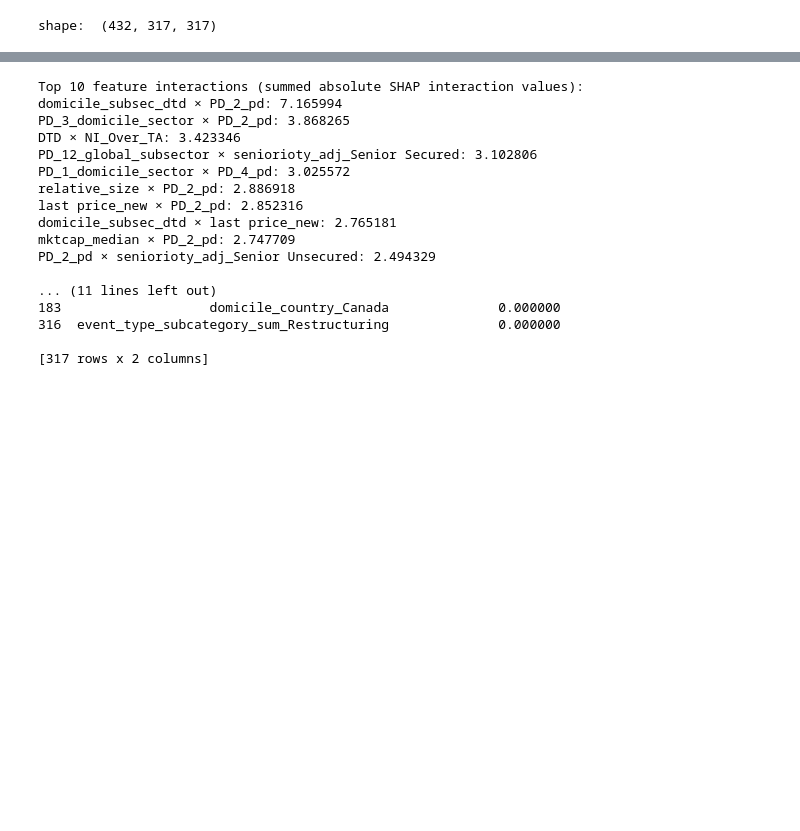
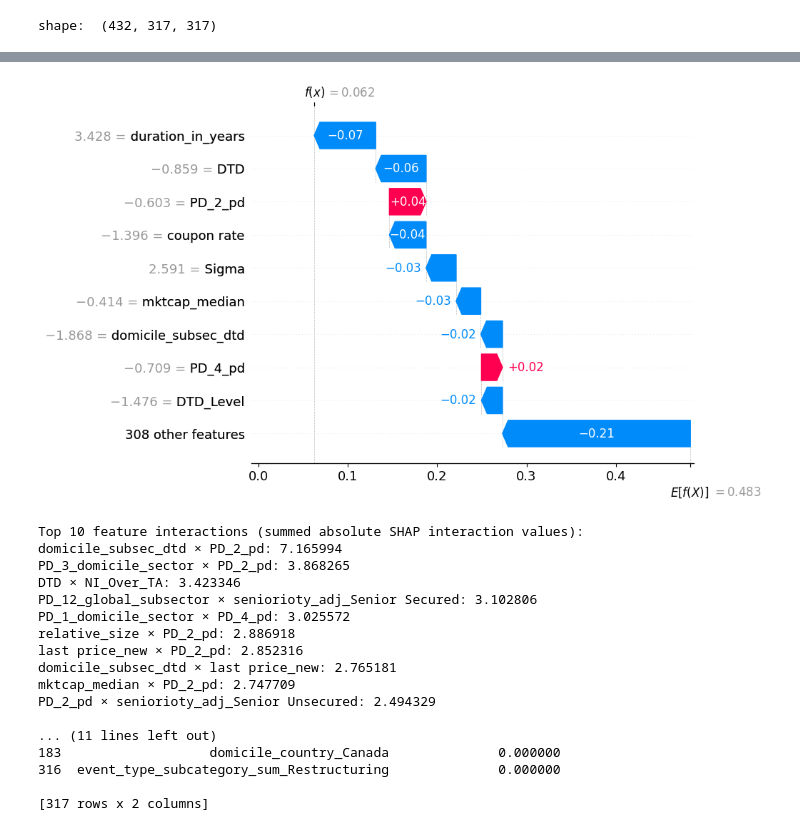
Before and after one commit to hoanguyen94/Recovery-rate-prediction, a Jupyter notebook: src/XGBoost.ipynb, the cells around one changed output, grey strips where cells are left out. Saved outputs shown, nothing was run; the diff lists cells and outputs as text; code cells hidden in the pictures; blank space fills up the shorter version.

```diff
--- a/src/XGBoost.ipynb
+++ b/src/XGBoost.ipynb
@@ -345,3 +359,7 @@ shape:  (432, 317, 317)
+# %%
+shap.plots.waterfall(explanation[0])
+# %% [output]
+[figure, added]
 # %%
 
 # Aggregate interaction effects across samples
```
Also changed, not shown: parts of 7 cells of this notebook, 30 other files.
